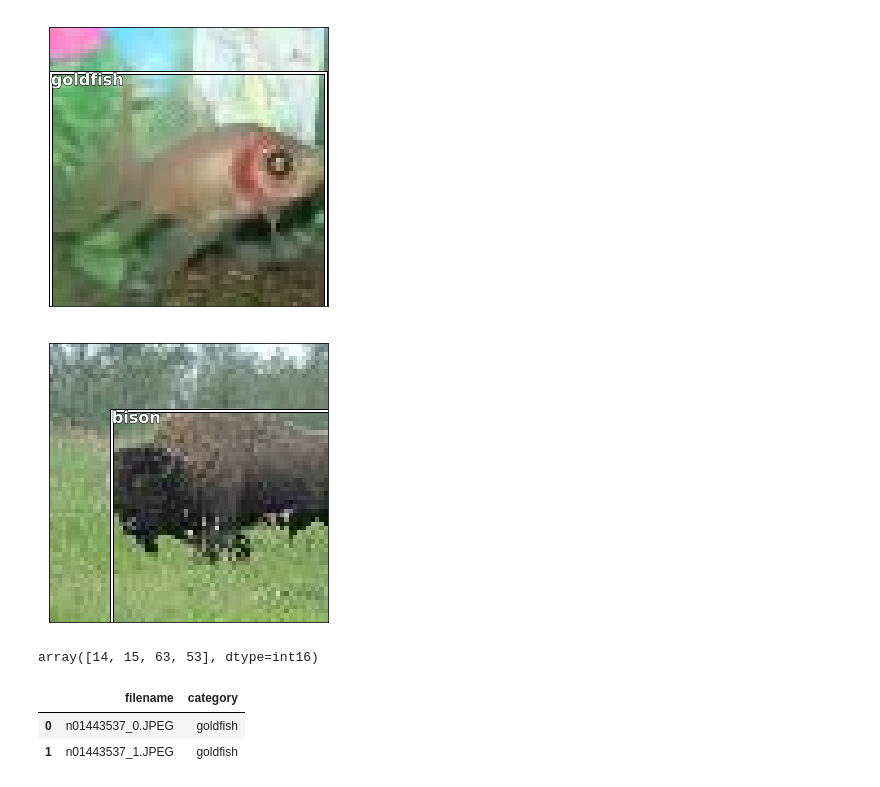
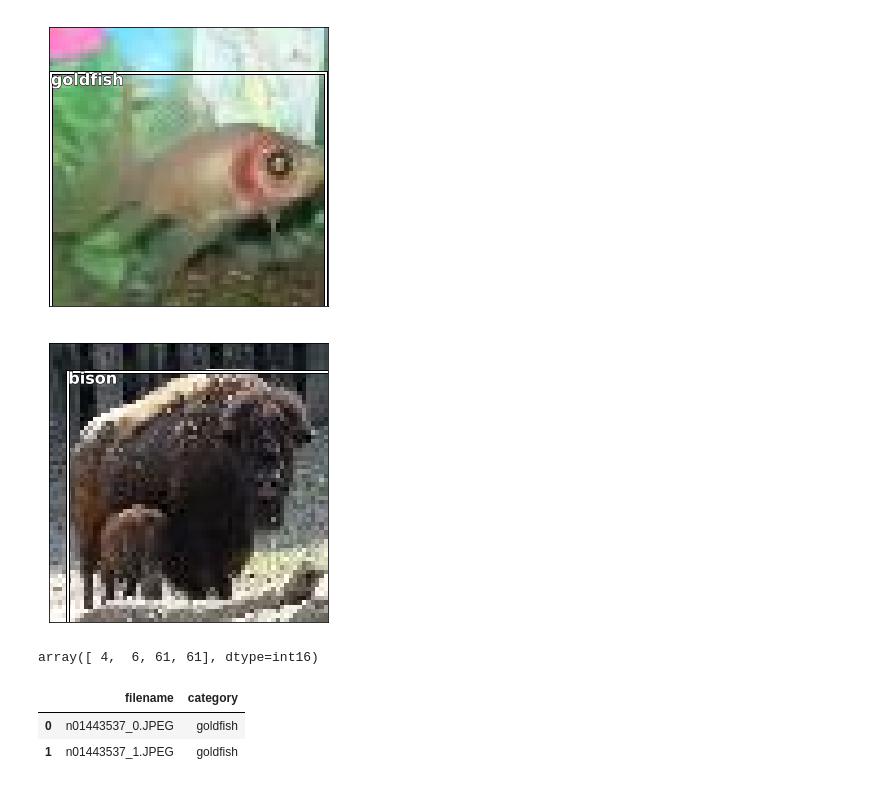
Before and after one commit to Beltus/my_fastai, a Jupyter notebook: dl2/pascal_tiny_imagenet.ipynb, the cells around one changed output. Drawn from its saved outputs; the diff is of its cells as text; code cells hidden in the pictures.

```diff
--- a/dl2/pascal_tiny_imagenet.ipynb
+++ b/dl2/pascal_tiny_imagenet.ipynb
@@ -187,18 +187,18 @@ plt.show()
 # %% [output]
 [figure]
 # %%
-b,c = trn_lrg_anno[25000]
+b,c = trn_lrg_anno[25001]
 #b = bb_hw(b)
-ax = show_img(open_image(IMG_PATH/trn_fns[25000]), figsize=(5,10))
+ax = show_img(open_image(IMG_PATH/trn_fns[25001]), figsize=(5,10))
 draw_rect(ax, b)
 draw_text(ax, b[:2], cats[c], sz=16)
 plt.show()
 # %% [output]
-[figure, old version]
+[figure, new version]
 # %%
 b
 # %% [output]
-array([14, 15, 63, 53], dtype=int16)
+array([ 4,  6, 61, 61], dtype=int16)
 # %%
 #create filename, category CSV
 (PATH/'tmp').mkdir(exist_ok=True)
```
Also changed, not shown: parts of 45 cells of this notebook, 3 other files.
